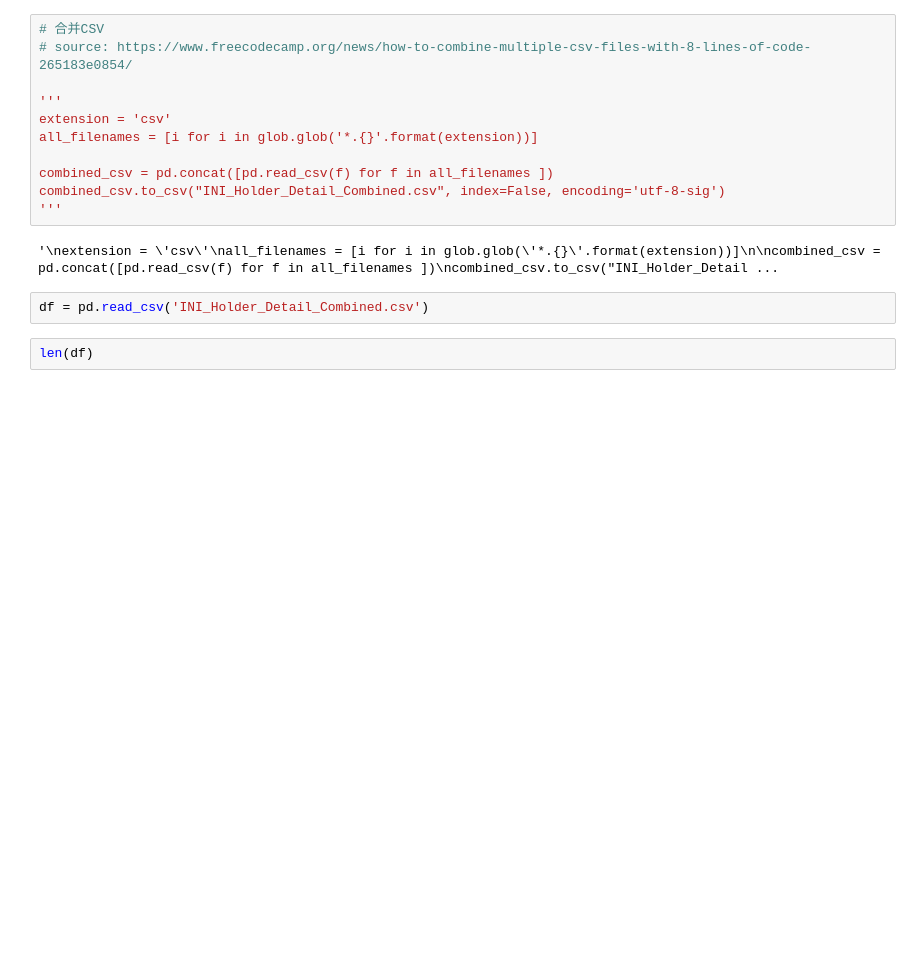
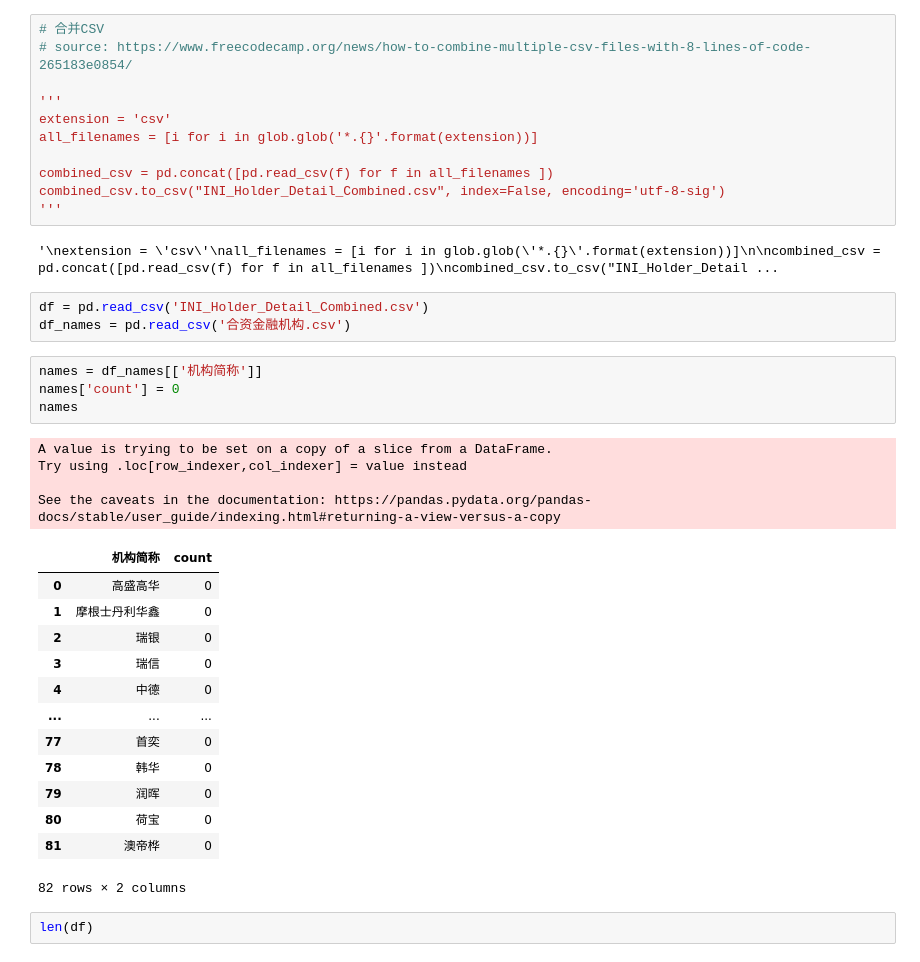
Before and after one commit to zhennanl/INI-Data-Analysis, a Jupyter notebook: 合资金融机构.ipynb, the cells around one changed output. Cells and saved outputs as stored; diff of their text form; blank space fills up the shorter version.

```diff
--- a/合资金融机构.ipynb
+++ b/合资金融机构.ipynb
@@ -18,6 +18,29 @@ combined_csv.to_csv("INI_Holder_Detail_Combined.csv", index=False, encoding='utf
 '\nextension = \'csv\'\nall_filenames = [i for i in glob.glob(\'*.{}\'.format(extension))]\n\ncombined_csv = pd.concat([pd.read_csv(f) for f in all_filenames ])\ncombined_csv.to_csv("INI_Holder_Detail ...
 # %%
 df = pd.read_csv('INI_Holder_Detail_Combined.csv')
+df_names = pd.read_csv('合资金融机构.csv')
+# %%
+names = df_names[['机构简称']]
+names['count'] = 0
+names
+# %% [output]
+A value is trying to be set on a copy of a slice from a DataFrame.
+Try using .loc[row_indexer,col_indexer] = value instead
+
+See the caveats in the documentation: https://pandas.pydata.org/pandas-docs/stable/user_guide/indexing.html#returning-a-view-versus-a-copy
+|  | 机构简称 | count |
+| 0 | 高盛高华 | 0 |
+| 1 | 摩根士丹利华鑫 | 0 |
+| 2 | 瑞银 | 0 |
+| 3 | 瑞信 | 0 |
+| 4 | 中德 | 0 |
+| ... | ... | ... |
+| 77 | 首奕 | 0 |
+| 78 | 韩华 | 0 |
+| 79 | 润晖 | 0 |
+| 80 | 荷宝 | 0 |
+| 81 | 澳帝桦 | 0 |
+82 rows × 2 columns
 # %%
 len(df)
 # %% [output]
```
Also changed, not shown: parts of 4 cells of this notebook.
